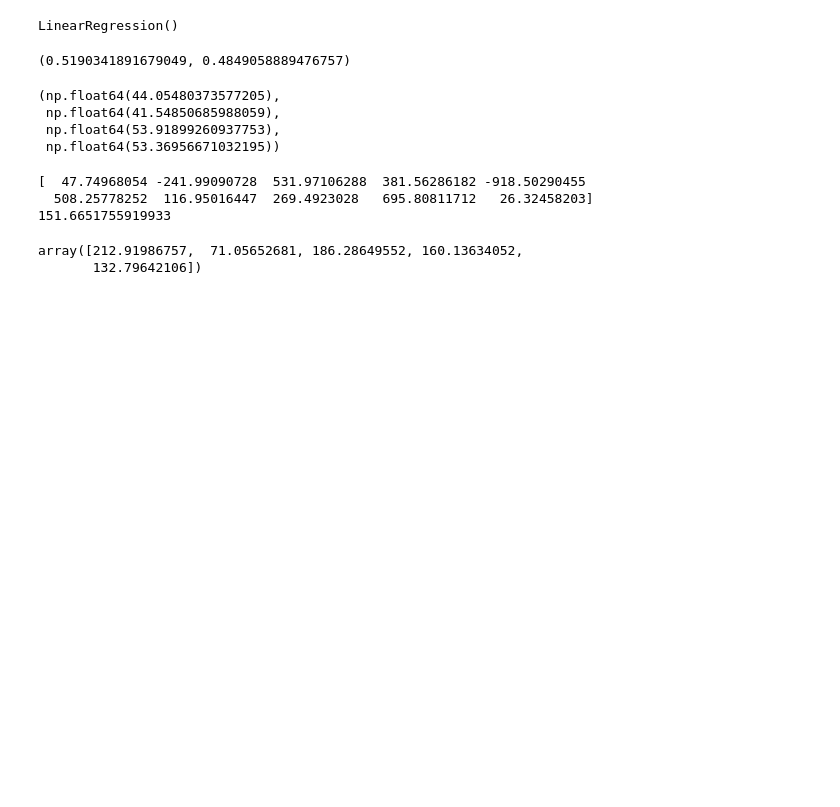
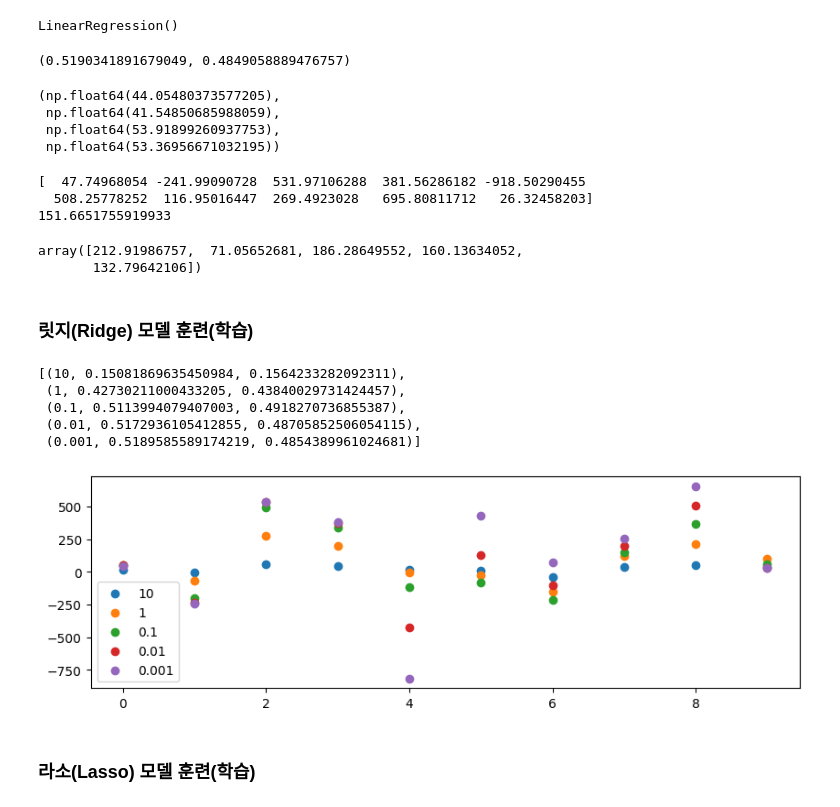
Before and after one commit to 2yuri89/workspace, a Jupyter notebook: ml-basic/example_04.ipynb, the cells around one changed output. Drawn from its saved outputs; the diff is of its cells as text; code cells hidden in the pictures; blank space fills up the shorter version.

Commit message:
Ridge_and_Lasso

```diff
--- a/ml-basic/example_04.ipynb
+++ b/ml-basic/example_04.ipynb
@@ -70,3 +70,42 @@ linreg2.predict(X[:5])
 # %% [output]
 array([212.91986757,  71.05652681, 186.28649552, 160.13634052,
        132.79642106])
+# %% [markdown]
+### 릿지(Ridge) 모델 훈련(학습)
+# %%
+# Ridge 모델 훈련 (학습)
+
+from sklearn.linear_model import Ridge  # 클래스
+
+scores = []
+weights = []
+for a in [10, 1, 0.1, 0.01, 0.001]:     # 사용하고싶은 규제(알파값들)를 반복문으로 자동 출력되게 하기
+    ridge = Ridge(alpha=a)              # 객체만들기. 알파=a로 지정해서 어떻게 바뀌는지 관찰
+    ridge.fit(X_train, y_train)
+    scores.append( (a, ridge.score(X_train, y_train), ridge.score(X_test, y_test)) )    # 평가 값 저장
+    # 규제에따른 훈련/테스트 스코어를 리스트[]에 담기
+    weights.append( (a, ridge.coef_ ) )  # 가중치 저장
+    # 규제에따른 훈련/테스트 가중치를 리스트[]에 담기
+# %%
+scores
+# %% [output]
+[(10, 0.15081869635450984, 0.1564233282092311),
+ (1, 0.42730211000433205, 0.43840029731424457),
+ (0.1, 0.5113994079407003, 0.4918270736855387),
+ (0.01, 0.5172936105412855, 0.48705852506054115),
+ (0.001, 0.5189585589174219, 0.4854389961024681)]
+# %%
+# for weight in weights:
+#     plt.scatter(np.arange(len()), weight[1], label = str(weight[0])) # [0]은 알파, [1]은 가중치들
+
+plt.figure(figsize=(10, 3))
+for alpha, weight in weights:
+    plt.scatter(np.arange(len(weight)), weight, label = str(alpha)) # 알파, 가중치 분리
+
+plt.legend()
+plt.show()
+# 규제에 따라 진폭이 달라진다.
+# %% [output]
+[figure, added]
+# %% [markdown]
+### 라소(Lasso) 모델 훈련(학습)
```
Also changed, not shown: parts of 5 cells of this notebook.
